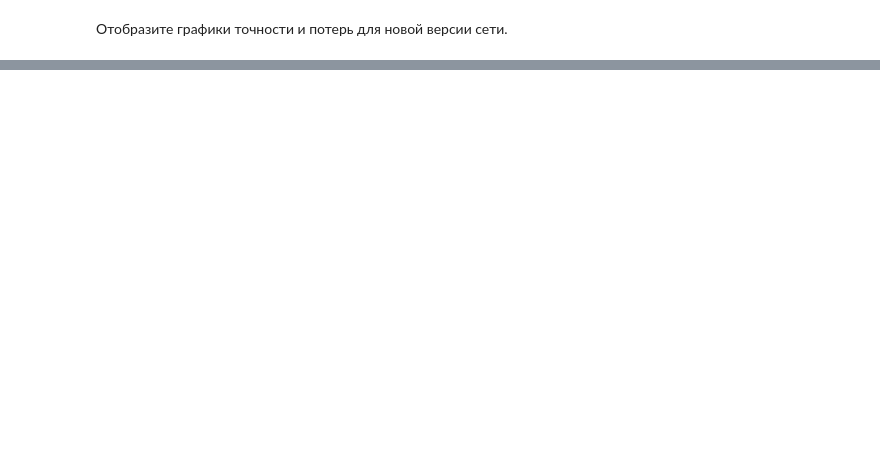
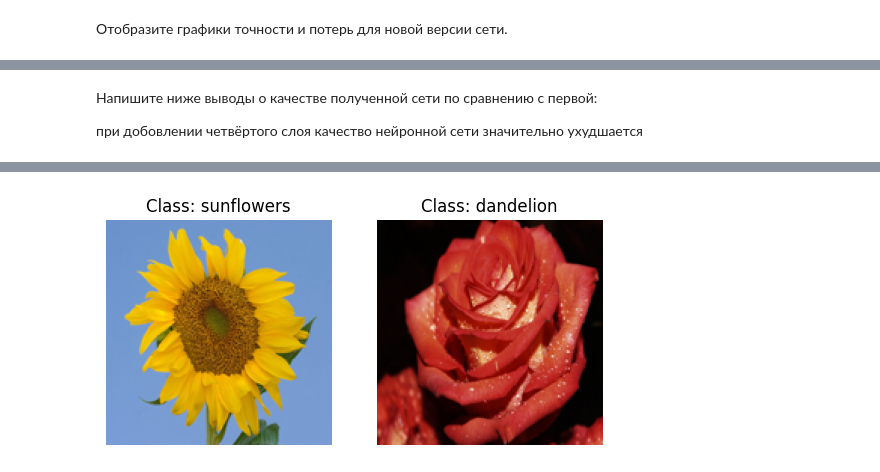
Before and after one commit to uumk0n/unik, a Jupyter notebook: python/pr10/goodVersion.ipynb, the cells around one changed output, grey strips where cells are left out. Drawn from its saved outputs; the diff is of its cells as text; code cells hidden in the pictures; blank space fills up the shorter version.

```diff
--- a/python/pr10/goodVersion.ipynb
+++ b/python/pr10/goodVersion.ipynb
@@ -610,0 +515,45 @@ FileNotFoundError: [Errno 2] No such file or directory: 'C:\\Users\\uumk0\\.kera
+# %% [markdown]
+Напишите ниже выводы о качестве полученной сети по сравнению с первой:
+
+при добовлении четвёртого слоя качество нейронной сети значительно ухудшается
+# %%
+from PIL import Image
+import requests
+from io import BytesIO
+
+dataset_image_path = r"C:\Users\uumk0\OneDrive\Desktop\678714585_addc9aaaef.jpg"
+
+internet_image_url = "https://mykaleidoscope.ru/uploads/posts/2022-06/1656117136_72-mykaleidoscope-ru-p-roza-khaim-satin-krasivo-foto-74.jpg"
+
+dataset_image = Image.open(dataset_image_path)
+dataset_image = dataset_image.resize((150, 150))
+dataset_image = np.array(dataset_image) / 255.0
+dataset_image = np.expand_dims(dataset_image, axis=0)
+
+response = requests.get(internet_image_url)
+internet_image = Image.open(BytesIO(response.content))
+internet_image = internet_image.resize((150, 150))
+internet_image = np.array(internet_image) / 255.0
+internet_image = np.expand_dims(internet_image, axis=0)
+
+dataset_predictions = model.predict(dataset_image)
+internet_predictions = model.predict(internet_image)
+
+dataset_class_index = np.argmax(dataset_predictions[0])
+internet_class_index = np.argmax(internet_predictions[0])
+
+dataset_class_label = classes[dataset_class_index]
+internet_class_label = classes[internet_class_index]
+
+plt.subplot(1, 2, 1)
+plt.imshow(dataset_image[0])
+plt.title(f"Class: {dataset_class_label}")
+plt.axis("off")
+
+plt.subplot(1, 2, 2)
+plt.imshow(internet_image[0])
+plt.title(f"Class: {internet_class_label}")
+plt.axis("off")
+
+plt.show()
+# %% [output]
@@ -610,0 +562 @@ FileNotFoundError: [Errno 2] No such file or directory: 'C:\\Users\\uumk0\\.kera
+[figure, added]
```
Also changed, not shown: parts of 16 cells of this notebook.
